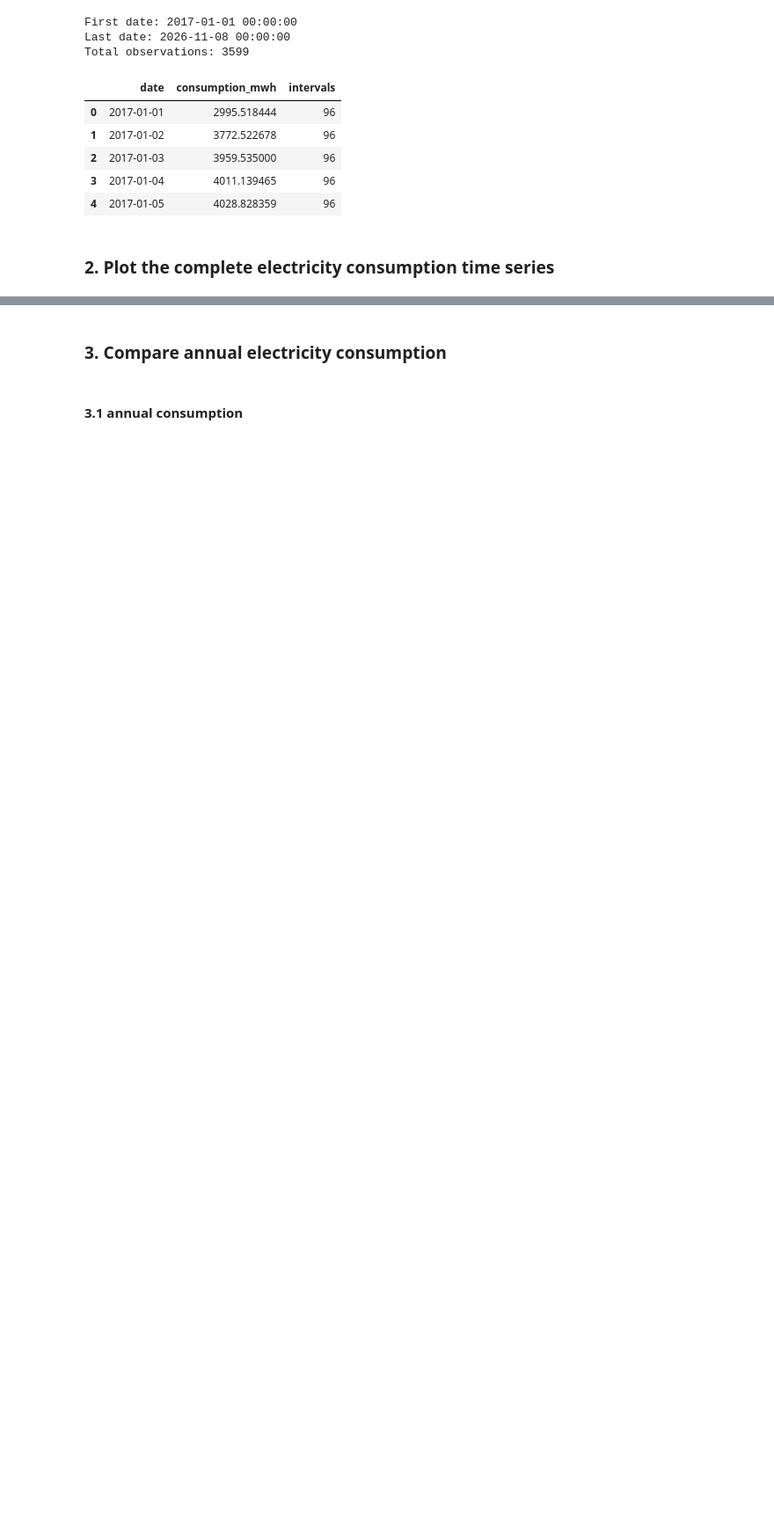
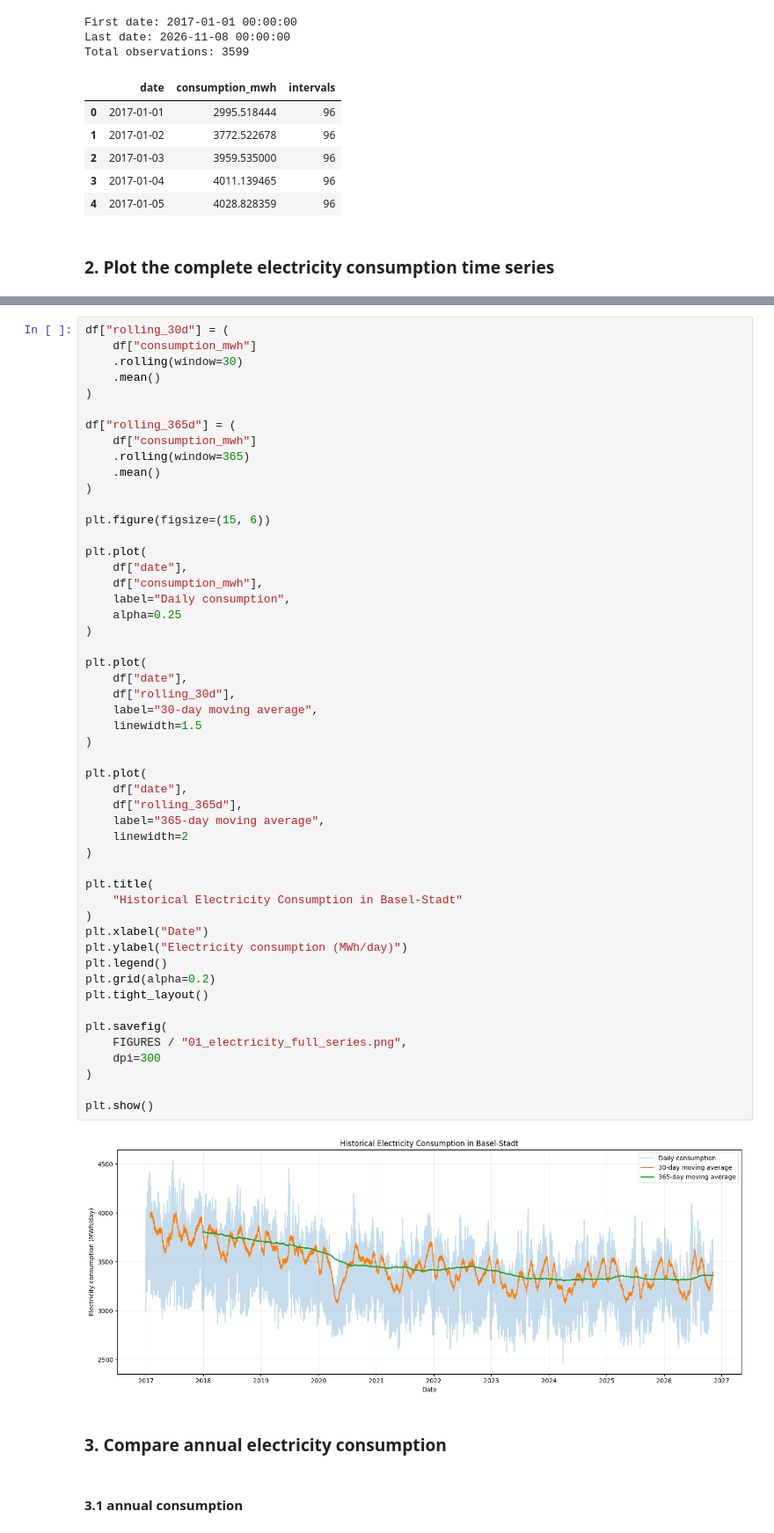
Before and after one commit to LaraMileto/DSF_forecasting_electricity_consumption_Basel, a Jupyter notebook: code/03_data_exploration.ipynb, the cells around one changed output, grey strips where cells are left out. Shown at 88% size. Cells and saved outputs as stored; diff of their text form; blank space fills up the shorter version.

```diff
--- a/code/03_data_exploration.ipynb
+++ b/code/03_data_exploration.ipynb
@@ -98,3 +47,56 @@ plt.show()
+# %%
+df["rolling_30d"] = (
+    df["consumption_mwh"]
+    .rolling(window=30)
+    .mean()
+)
+
+df["rolling_365d"] = (
+    df["consumption_mwh"]
+    .rolling(window=365)
+    .mean()
+)
+
+plt.figure(figsize=(15, 6))
+
+plt.plot(
+    df["date"],
+    df["consumption_mwh"],
+    label="Daily consumption",
+    alpha=0.25
+)
+
+plt.plot(
+    df["date"],
+    df["rolling_30d"],
+    label="30-day moving average",
+    linewidth=1.5
+)
+
+plt.plot(
+    df["date"],
+    df["rolling_365d"],
+    label="365-day moving average",
+    linewidth=2
+)
+
+plt.title(
+    "Historical Electricity Consumption in Basel-Stadt"
+)
+plt.xlabel("Date")
+plt.ylabel("Electricity consumption (MWh/day)")
+plt.legend()
+plt.grid(alpha=0.2)
+plt.tight_layout()
+
+plt.savefig(
+    FIGURES / "01_electricity_full_series.png",
+    dpi=300
+)
+
+plt.show()
+# %% [output]
+[figure, added]
 # %% [markdown]
 ### 3. Compare annual electricity consumption
 # %% [markdown]
```
Also changed, not shown: parts of 5 cells of this notebook, 3 other files.
